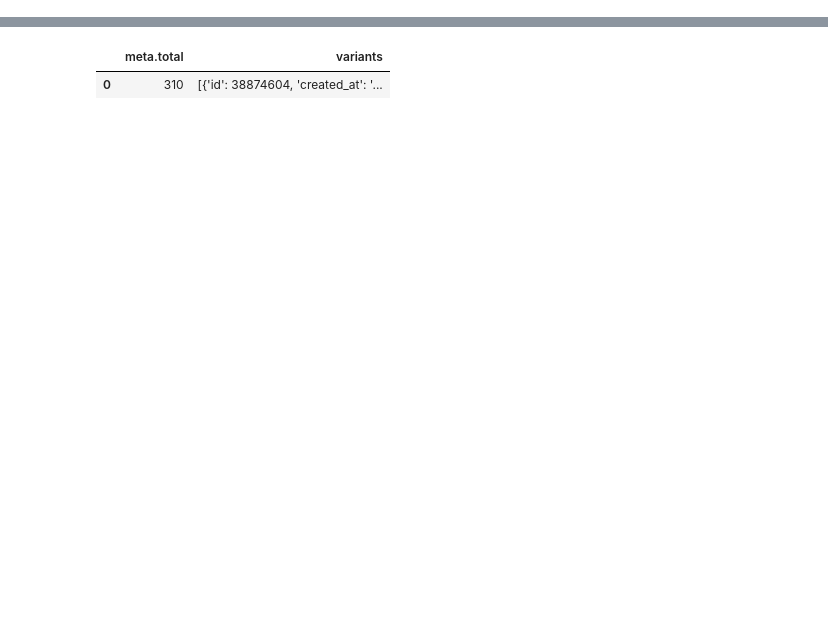
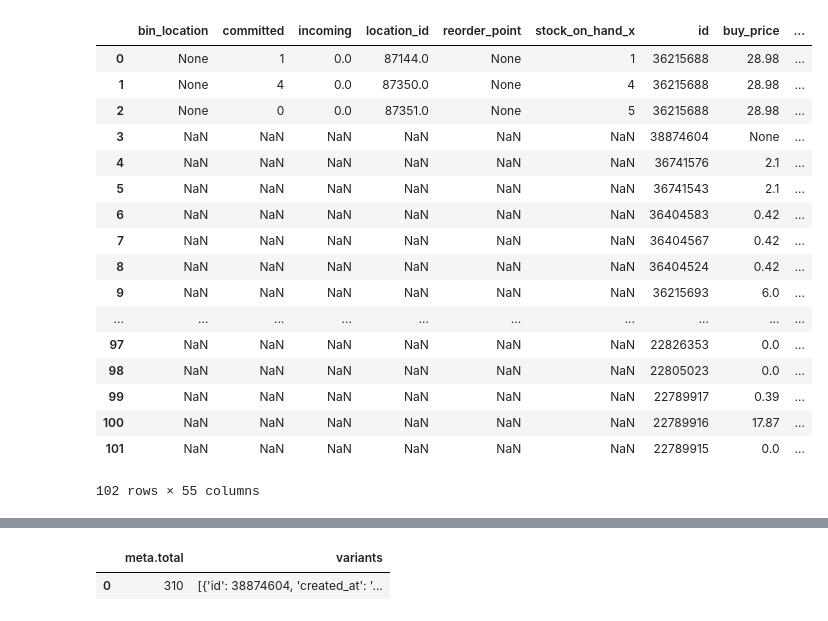
Before and after one commit to jeffl24/geckorizer, a Jupyter notebook: TradeGecko API Requests - Variants Inventory.ipynb, the cells around one changed output, grey strips where cells are left out. Cells and saved outputs as stored; diff of their text form; code cells hidden in the pictures; blank space fills up the shorter version.

```diff
--- a/TradeGecko API Requests - Variants Inventory.ipynb
+++ b/TradeGecko API Requests - Variants Inventory.ipynb
@@ -13,3 +13,18 @@ variants_request = requests.get(url, headers=bearer).text
 variants_json = json.loads(variants_request)
 variants_df = pd.io.json.json_normalize(variants_json, record_path='variants')
 variants_df['created_at']  = pd.to_datetime(variants_df['created_at'])
+variants_df['updated_at']  = pd.to_datetime(variants_df['updated_at'])
+
+# split the dict columns into individual columns,
+# and then apply pd.concat to create a full dataframe
+committed_stock_level_cols = variants_df['committed_stock_levels'].apply(pd.Series).rename({81481: "HQ Committed",
+                                                                                            87144: "WH Committed",
+                                                                                            87350: "BC Commmitted",
+                                                                                            87351: "FP Committed"})
+prices_cols = variants_df['prices'].apply(pd.Series)
+stock_level_cols = variants_df['stock_levels'].apply(pd.Series).rename({81481: "HQ Committed",
+                                                                                            87144: "WH On Hand",
+                                                                                            87350: "BC On Hand",
+                                                                                            87351: "FP On Hand"})
+
+# pd.concat([variants_df, committed_stock_level_cols, prices_cols, stock_level_cols], axis = 1)
@@ -15,0 +103,24 @@ variants_df['created_at']  = pd.to_datetime(variants_df['created_at'])
+# %%
+test_1 = pd.io.json.json_normalize(variants_df['locations'][7])
+test_1['id'] = variants_df['id'][7]
+test_1 = test_1.merge(variants_df, on='id', how='outer')
+test_1
+# %% [output]
+|  | bin_location | committed | incoming | location_id | reorder_point | stock_on_hand_x | id | buy_price | ... |
+| 0 | None | 1 | 0.0 | 87144.0 | None | 1 | 36215688 | 28.98 | ... |
+| 1 | None | 4 | 0.0 | 87350.0 | None | 4 | 36215688 | 28.98 | ... |
+| 2 | None | 0 | 0.0 | 87351.0 | None | 5 | 36215688 | 28.98 | ... |
+| 3 | NaN | NaN | NaN | NaN | NaN | NaN | 38874604 | None | ... |
+| 4 | NaN | NaN | NaN | NaN | NaN | NaN | 36741576 | 2.1 | ... |
+| 5 | NaN | NaN | NaN | NaN | NaN | NaN | 36741543 | 2.1 | ... |
+| 6 | NaN | NaN | NaN | NaN | NaN | NaN | 36404583 | 0.42 | ... |
+| 7 | NaN | NaN | NaN | NaN | NaN | NaN | 36404567 | 0.42 | ... |
+| 8 | NaN | NaN | NaN | NaN | NaN | NaN | 36404524 | 0.42 | ... |
+| 9 | NaN | NaN | NaN | NaN | NaN | NaN | 36215693 | 6.0 | ... |
+| ... | ... | ... | ... | ... | ... | ... | ... | ... | ... |
+| 97 | NaN | NaN | NaN | NaN | NaN | NaN | 22826353 | 0.0 | ... |
+| 98 | NaN | NaN | NaN | NaN | NaN | NaN | 22805023 | 0.0 | ... |
+| 99 | NaN | NaN | NaN | NaN | NaN | NaN | 22789917 | 0.39 | ... |
+| 100 | NaN | NaN | NaN | NaN | NaN | NaN | 22789916 | 17.87 | ... |
+| 101 | NaN | NaN | NaN | NaN | NaN | NaN | 22789915 | 0.0 | ... |
+102 rows × 55 columns
```
Also changed, not shown: parts of 10 cells of this notebook.
